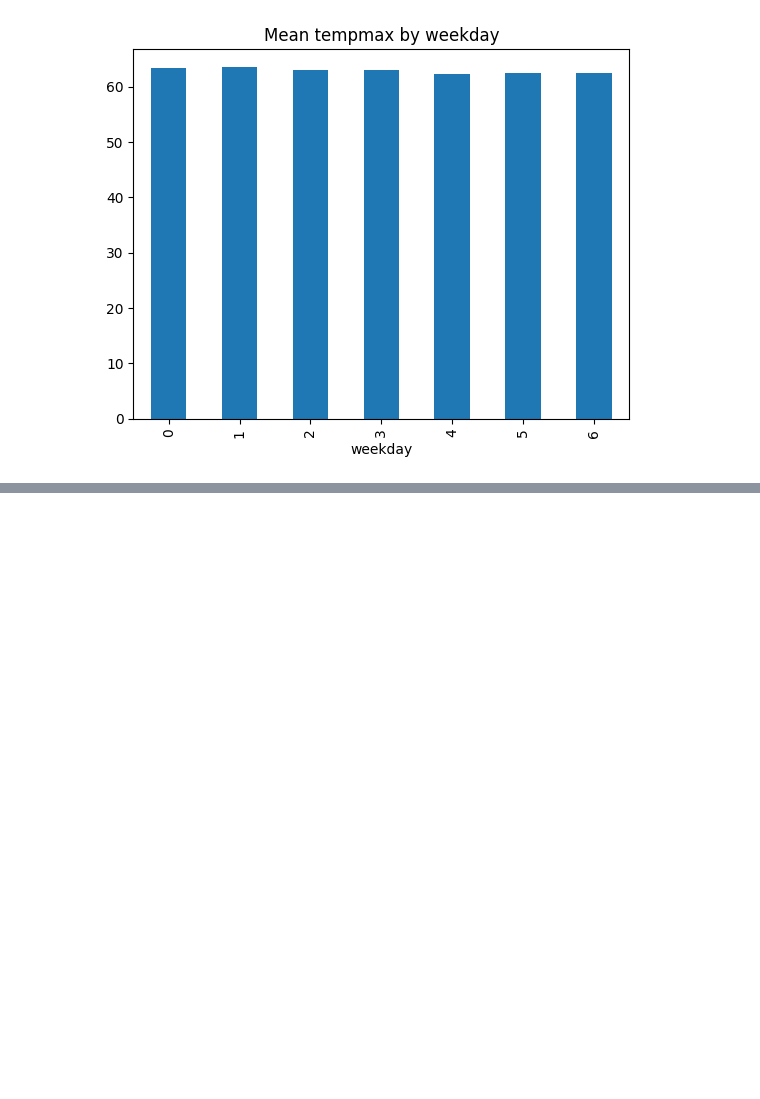
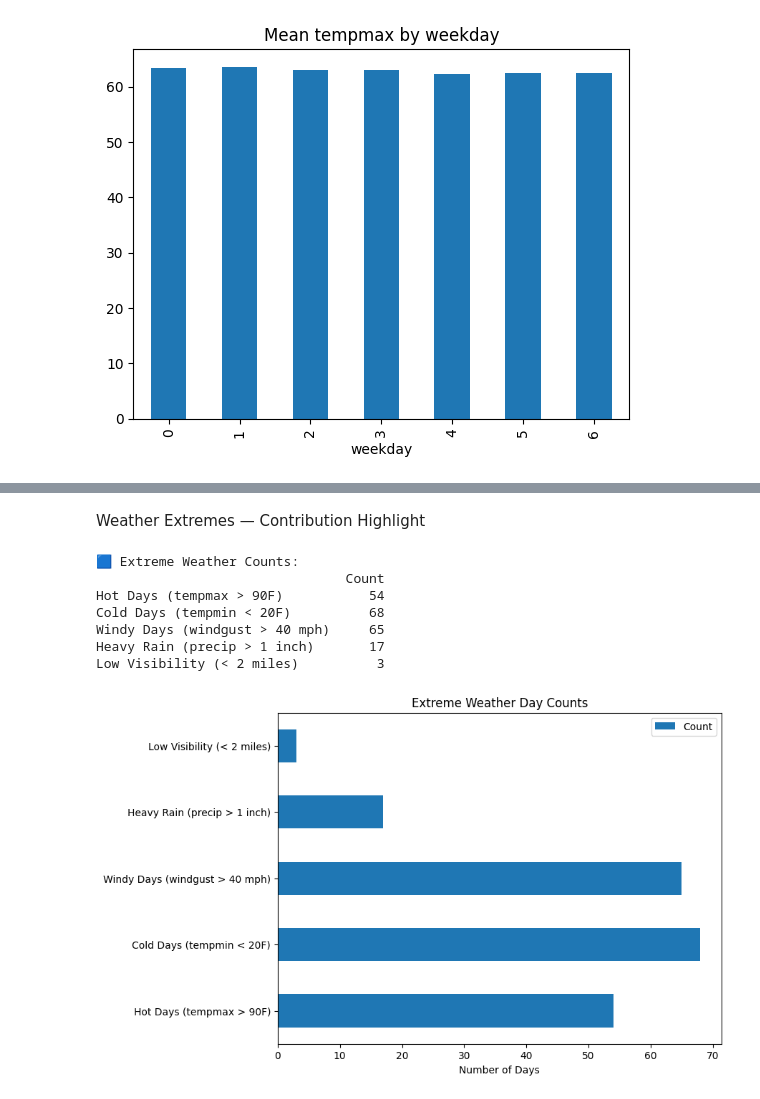
Before and after one commit to merfanian/Urban-pulse, a Jupyter notebook: datasets/Weather/Chicago_weather_data+EDA.ipynb, the cells around one changed output, grey strips where cells are left out. Cells and saved outputs as stored; diff of their text form; code cells hidden in the pictures; blank space fills up the shorter version.

```diff
--- a/datasets/Weather/Chicago_weather_data+EDA.ipynb
+++ b/datasets/Weather/Chicago_weather_data+EDA.ipynb
@@ -250,0 +332,28 @@ plt.title('Mean tempmax by weekday'); plt.show()
+# %% [markdown]
+Weather Extremes — Contribution Highlight
+# %%
+# Extreme days
+extreme_weather = pd.DataFrame({
+    'Hot Days (tempmax > 90F)': (weather['tempmax'] > 90).sum(),
+    'Cold Days (tempmin < 20F)': (weather['tempmin'] < 20).sum(),
+    'Windy Days (windgust > 40 mph)': (weather['windgust'] > 40).sum(),
+    'Heavy Rain (precip > 1 inch)': (weather['precip'] > 1).sum(),
+    'Low Visibility (< 2 miles)': (weather['visibility'] < 2).sum()
+}, index=["Count"]).T
+
+print("\n🟦 Extreme Weather Counts:")
+print(extreme_weather)
+
+extreme_weather.plot(kind='barh', figsize=(8,6))
+plt.title("Extreme Weather Day Counts")
+plt.xlabel("Number of Days")
+plt.show()
+# %% [output]
+🟦 Extreme Weather Counts:
+                                Count
+Hot Days (tempmax > 90F)           54
+Cold Days (tempmin < 20F)          68
+Windy Days (windgust > 40 mph)     65
+Heavy Rain (precip > 1 inch)       17
+Low Visibility (< 2 miles)          3
+[figure, added]
```
Also changed, not shown: parts of 13 cells of this notebook, 2 other files.
